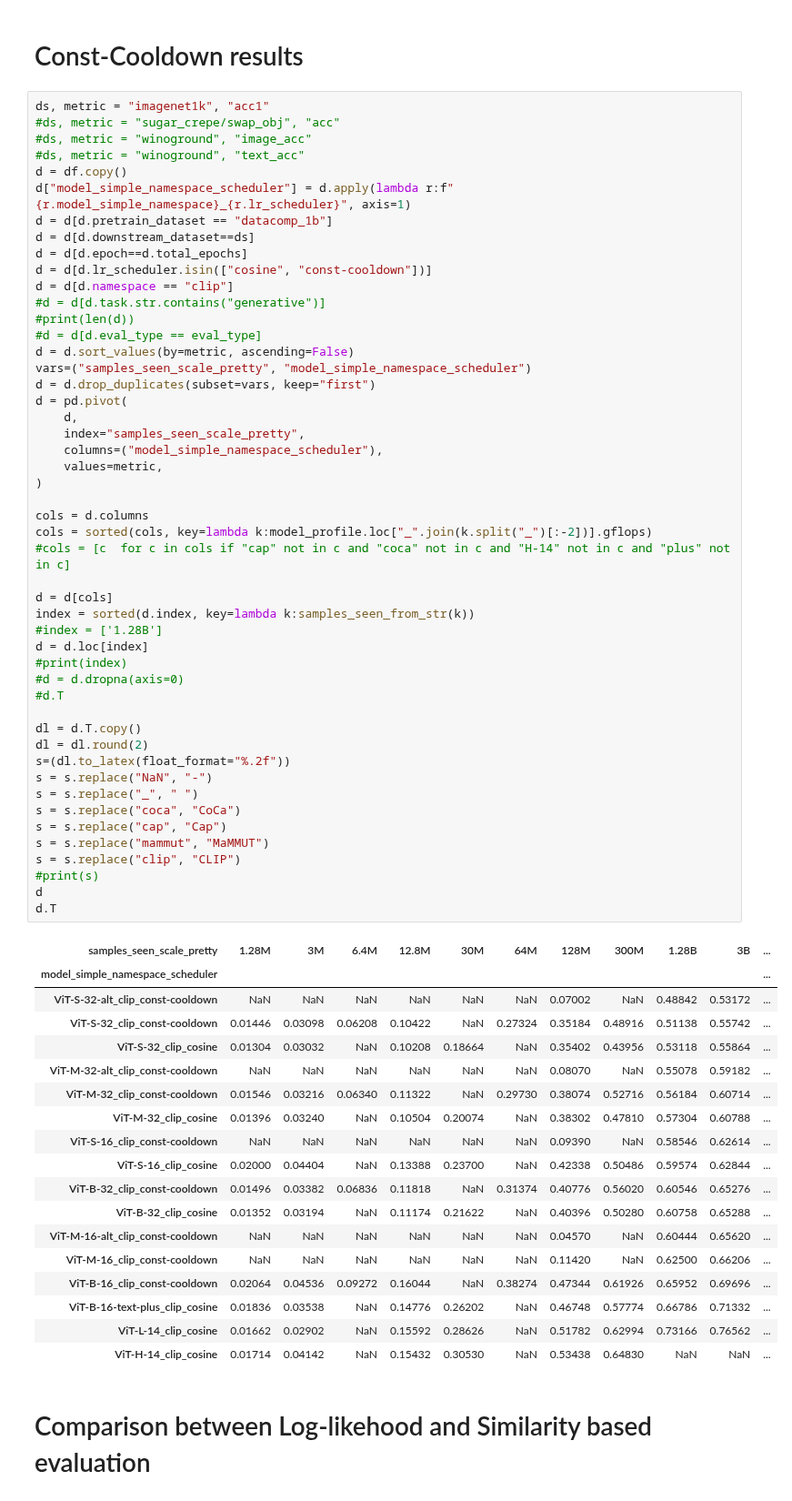
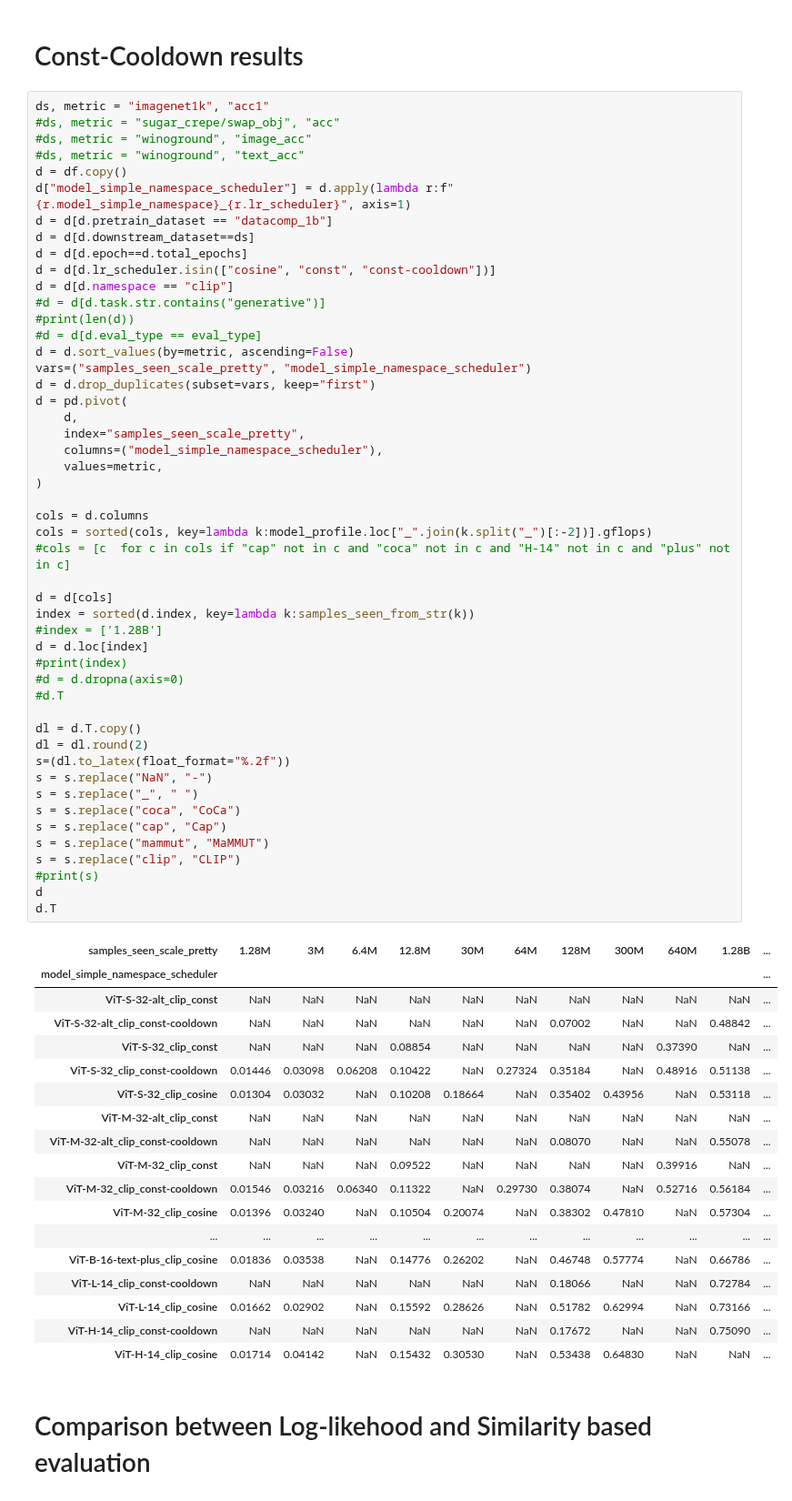
Before and after one commit to SLAMPAI/open_clip_scaling, a Jupyter notebook: results.ipynb, the cells around one changed output. Shown at 91% size. Drawn from its saved outputs; the diff is of its cells as text.

```diff
--- a/results.ipynb
+++ b/results.ipynb
@@ -590,7 +597,7 @@ d["model_simple_namespace_scheduler"] = d.apply(lambda r:f"{r.model_simple_names
 d = d[d.pretrain_dataset == "datacomp_1b"]
 d = d[d.downstream_dataset==ds]
 d = d[d.epoch==d.total_epochs]
-d = d[d.lr_scheduler.isin(["cosine", "const-cooldown"])]
+d = d[d.lr_scheduler.isin(["cosine", "const", "const-cooldown"])]
 d = d[d.namespace == "clip"]
 #d = d[d.task.str.contains("generative")]
 #print(len(d))
@@ -603,50 +610,50 @@ d = pd.pivot(
     index="samples_seen_scale_pretty",
     columns=("model_simple_namespace_scheduler"),
     values=metric,
 )
 
 cols = d.columns
 cols = sorted(cols, key=lambda k:model_profile.loc["_".join(k.split("_")[:-2])].gflops)
 #cols = [c  for c in cols if "cap" not in c and "coca" not in c and "H-14" not in c and "plus" not in c]
 
 d = d[cols]
 index = sorted(d.index, key=lambda k:samples_seen_from_str(k))
 #index = ['1.28B']
 d = d.loc[index]
 #print(index)
 #d = d.dropna(axis=0)
 #d.T
 
 dl = d.T.copy()
 dl = dl.round(2)
 s=(dl.to_latex(float_format="%.2f"))
 s = s.replace("NaN", "-")
 s = s.replace("_", " ")
 s = s.replace("coca", "CoCa")
 s = s.replace("cap", "Cap")
 s = s.replace("mammut", "MaMMUT")
 s = s.replace("clip", "CLIP")
 #print(s)
 d
 d.T
 # %% [output]
-| samples_seen_scale_pretty | 1.28M | 3M | 6.4M | 12.8M | 30M | 64M | 128M | 300M | 1.28B | 3B | ... |
+| samples_seen_scale_pretty | 1.28M | 3M | 6.4M | 12.8M | 30M | 64M | 128M | 300M | 640M | 1.28B | ... |
 | model_simple_namespace_scheduler |  |  |  |  |  |  |  |  |  |  | ... |
-| ViT-S-32-alt_clip_const-cooldown | NaN | NaN | NaN | NaN | NaN | NaN | 0.07002 | NaN | 0.48842 | 0.53172 | ... |
-| ViT-S-32_clip_const-cooldown | 0.01446 | 0.03098 | 0.06208 | 0.10422 | NaN | 0.27324 | 0.35184 | 0.48916 | 0.51138 | 0.55742 | ... |
-| ViT-S-32_clip_cosine | 0.01304 | 0.03032 | NaN | 0.10208 | 0.18664 | NaN | 0.35402 | 0.43956 | 0.53118 | 0.55864 | ... |
-| ViT-M-32-alt_clip_const-cooldown | NaN | NaN | NaN | NaN | NaN | NaN | 0.08070 | NaN | 0.55078 | 0.59182 | ... |
-| ViT-M-32_clip_const-cooldown | 0.01546 | 0.03216 | 0.06340 | 0.11322 | NaN | 0.29730 | 0.38074 | 0.52716 | 0.56184 | 0.60714 | ... |
-| ViT-M-32_clip_cosine | 0.01396 | 0.03240 | NaN | 0.10504 | 0.20074 | NaN | 0.38302 | 0.47810 | 0.57304 | 0.60788 | ... |
-| ViT-S-16_clip_const-cooldown | NaN | NaN | NaN | NaN | NaN | NaN | 0.09390 | NaN | 0.58546 | 0.62614 | ... |
-| ViT-S-16_clip_cosine | 0.02000 | 0.04404 | NaN | 0.13388 | 0.23700 | NaN | 0.42338 | 0.50486 | 0.59574 | 0.62844 | ... |
-| ViT-B-32_clip_const-cooldown | 0.01496 | 0.03382 | 0.06836 | 0.11818 | NaN | 0.31374 | 0.40776 | 0.56020 | 0.60546 | 0.65276 | ... |
-| ViT-B-32_clip_cosine | 0.01352 | 0.03194 | NaN | 0.11174 | 0.21622 | NaN | 0.40396 | 0.50280 | 0.60758 | 0.65288 | ... |
-| ViT-M-16-alt_clip_const-cooldown | NaN | NaN | NaN | NaN | NaN | NaN | 0.04570 | NaN | 0.60444 | 0.65620 | ... |
-| ViT-M-16_clip_const-cooldown | NaN | NaN | NaN | NaN | NaN | NaN | 0.11420 | NaN | 0.62500 | 0.66206 | ... |
-| ViT-B-16_clip_const-cooldown | 0.02064 | 0.04536 | 0.09272 | 0.16044 | NaN | 0.38274 | 0.47344 | 0.61926 | 0.65952 | 0.69696 | ... |
-| ViT-B-16-text-plus_clip_cosine | 0.01836 | 0.03538 | NaN | 0.14776 | 0.26202 | NaN | 0.46748 | 0.57774 | 0.66786 | 0.71332 | ... |
-| ViT-L-14_clip_cosine | 0.01662 | 0.02902 | NaN | 0.15592 | 0.28626 | NaN | 0.51782 | 0.62994 | 0.73166 | 0.76562 | ... |
+| ViT-S-32-alt_clip_const | NaN | NaN | NaN | NaN | NaN | NaN | NaN | NaN | NaN | NaN | ... |
+| ViT-S-32-alt_clip_const-cooldown | NaN | NaN | NaN | NaN | NaN | NaN | 0.07002 | NaN | NaN | 0.48842 | ... |
+| ViT-S-32_clip_const | NaN | NaN | NaN | 0.08854 | NaN | NaN | NaN | NaN | 0.37390 | NaN | ... |
+| ViT-S-32_clip_const-cooldown | 0.01446 | 0.03098 | 0.06208 | 0.10422 | NaN | 0.27324 | 0.35184 | NaN | 0.48916 | 0.51138 | ... |
+| ViT-S-32_clip_cosine | 0.01304 | 0.03032 | NaN | 0.10208 | 0.18664 | NaN | 0.35402 | 0.43956 | NaN | 0.53118 | ... |
+| ViT-M-32-alt_clip_const | NaN | NaN | NaN | NaN | NaN | NaN | NaN | NaN | NaN | NaN | ... |
+| ViT-M-32-alt_clip_const-cooldown | NaN | NaN | NaN | NaN | NaN | NaN | 0.08070 | NaN | NaN | 0.55078 | ... |
+| ViT-M-32_clip_const | NaN | NaN | NaN | 0.09522 | NaN | NaN | NaN | NaN | 0.39916 | NaN | ... |
+| ViT-M-32_clip_const-cooldown | 0.01546 | 0.03216 | 0.06340 | 0.11322 | NaN | 0.29730 | 0.38074 | NaN | 0.52716 | 0.56184 | ... |
+| ViT-M-32_clip_cosine | 0.01396 | 0.03240 | NaN | 0.10504 | 0.20074 | NaN | 0.38302 | 0.47810 | NaN | 0.57304 | ... |
+| ... | ... | ... | ... | ... | ... | ... | ... | ... | ... | ... | ... |
+| ViT-B-16-text-plus_clip_cosine | 0.01836 | 0.03538 | NaN | 0.14776 | 0.26202 | NaN | 0.46748 | 0.57774 | NaN | 0.66786 | ... |
+| ViT-L-14_clip_const-cooldown | NaN | NaN | NaN | NaN | NaN | NaN | 0.18066 | NaN | NaN | 0.72784 | ... |
+| ViT-L-14_clip_cosine | 0.01662 | 0.02902 | NaN | 0.15592 | 0.28626 | NaN | 0.51782 | 0.62994 | NaN | 0.73166 | ... |
+| ViT-H-14_clip_const-cooldown | NaN | NaN | NaN | NaN | NaN | NaN | 0.17672 | NaN | NaN | 0.75090 | ... |
 | ViT-H-14_clip_cosine | 0.01714 | 0.04142 | NaN | 0.15432 | 0.30530 | NaN | 0.53438 | 0.64830 | NaN | NaN | ... |
 # %% [markdown]
 # Comparison between Log-likehood and Similarity based evaluation
```
Also changed, not shown: parts of 15 cells of this notebook, 2 other files.
